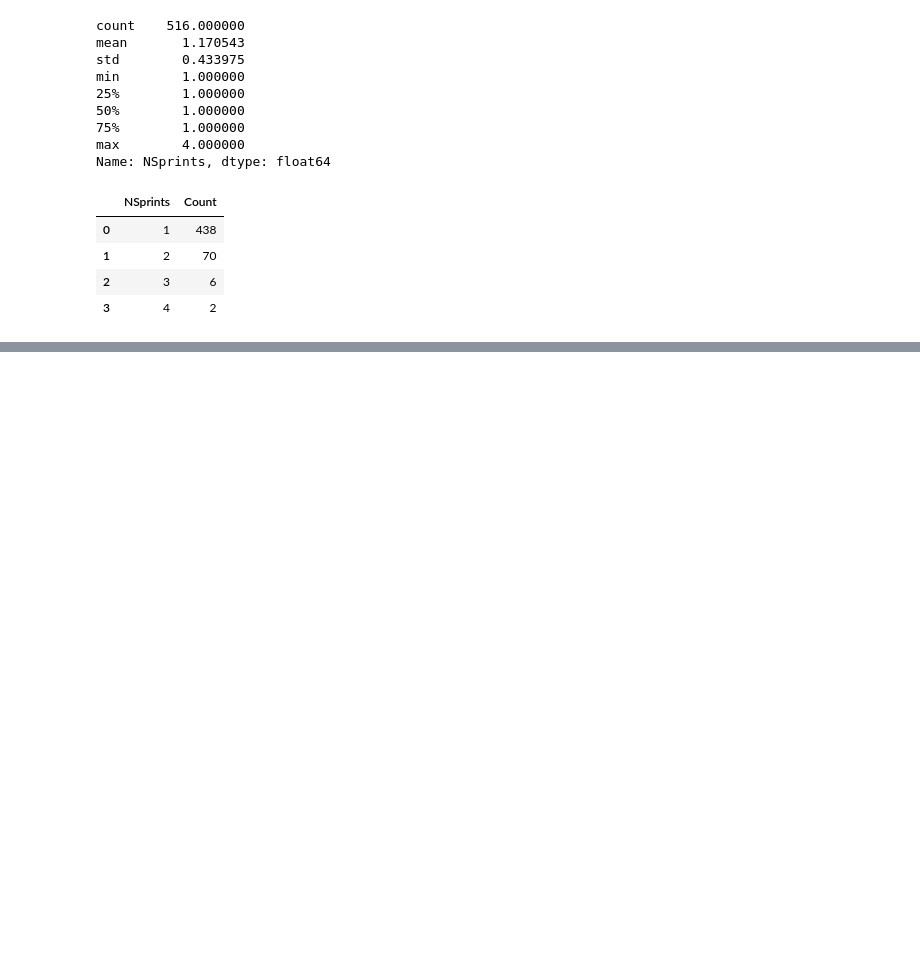
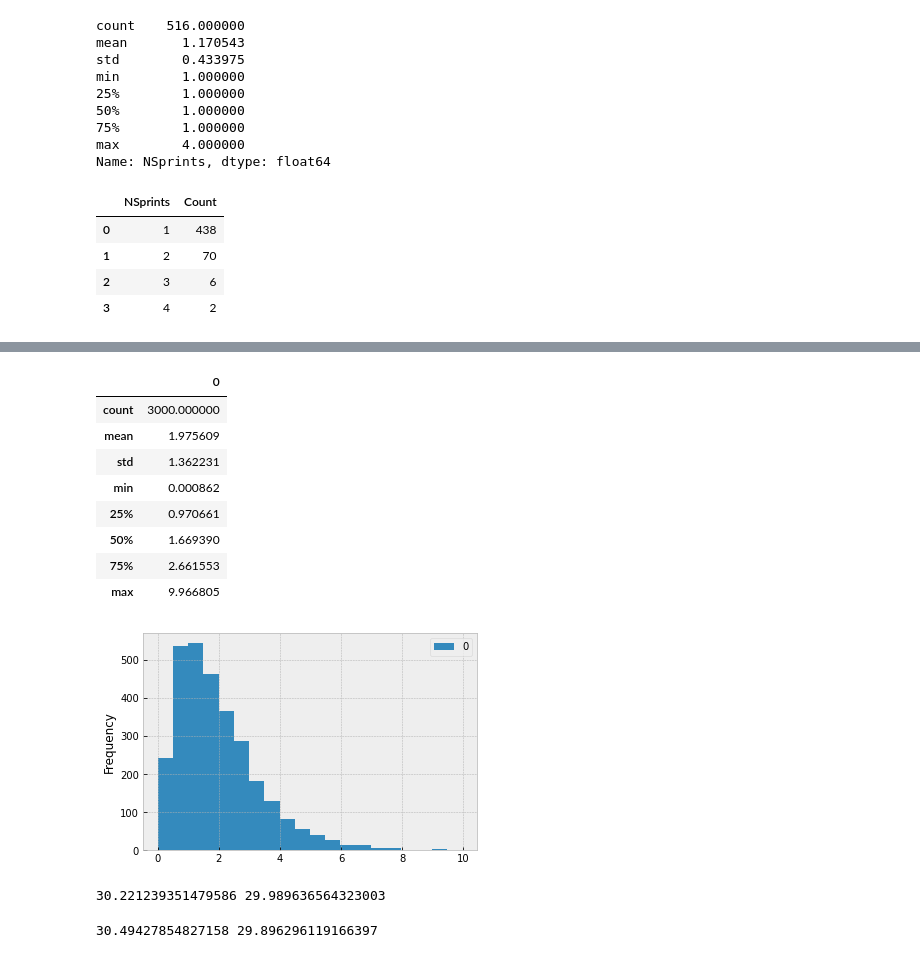
Before and after one commit to zkavtaskin/Lead-Time-Driven-Delivery-Simulation, a Jupyter notebook: Notebook/LittlePower.ipynb, the cells around one changed output, grey strips where cells are left out. Cells and saved outputs as stored; diff of their text form; code cells hidden in the pictures; blank space fills up the shorter version.

```diff
--- a/Notebook/LittlePower.ipynb
+++ b/Notebook/LittlePower.ipynb
@@ -372,0 +389,30 @@ sprints_drift_count
+# %%
+coffee_long = np.random.gamma(2, 1, 3000)
+df_coffee_long = pd.DataFrame(coffee_long)
+df_coffee_long.plot(kind="hist", bins=20)
+df_coffee_long.describe()
+# %% [output]
+|  | 0 |
+| count | 3000.000000 |
+| mean | 1.975609 |
+| std | 1.362231 |
+| min | 0.000862 |
+| 25% | 0.970661 |
+| 50% | 1.669390 |
+| 75% | 2.661553 |
+| max | 9.966805 |
+[figure, added]
+# %%
+coffee_avg_sample = np.random.choice(coffee_avg, 15)
+wait_sigma = sum(coffee_avg_sample)
+wait_prediction = 15 * np.mean(coffee_avg)
+print(wait_sigma, wait_prediction)
+# %% [output]
+30.221239351479586 29.989636564323003
+# %%
+coffee_long_sample = np.random.choice(coffee_long, 15)
+wait_sigma = sum(coffee_long_sample)
+wait_prediction = 15 * np.mean(coffee_long)
+print(wait_sigma, wait_prediction)
+# %% [output]
+30.49427854827158 29.896296119166397
```
Also changed, not shown: parts of 1 cell of this notebook.
